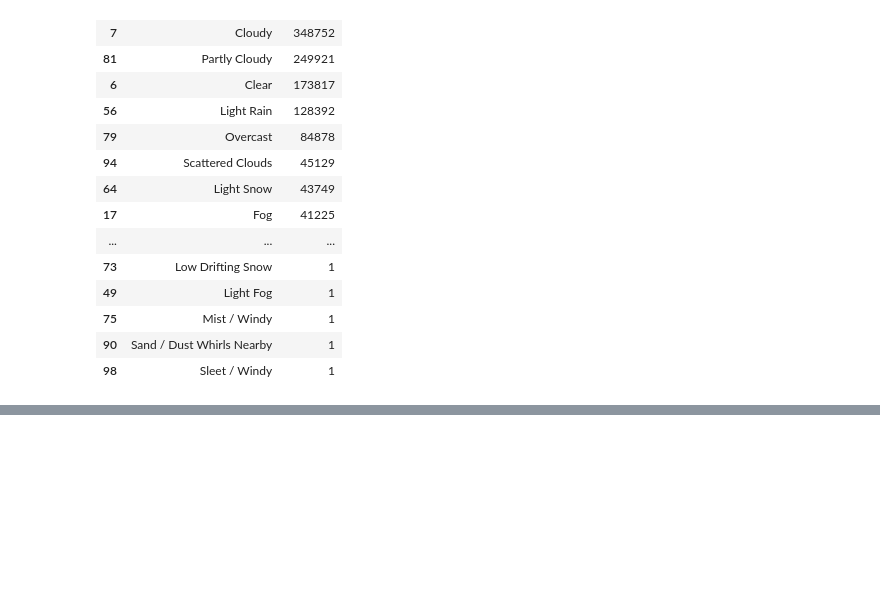
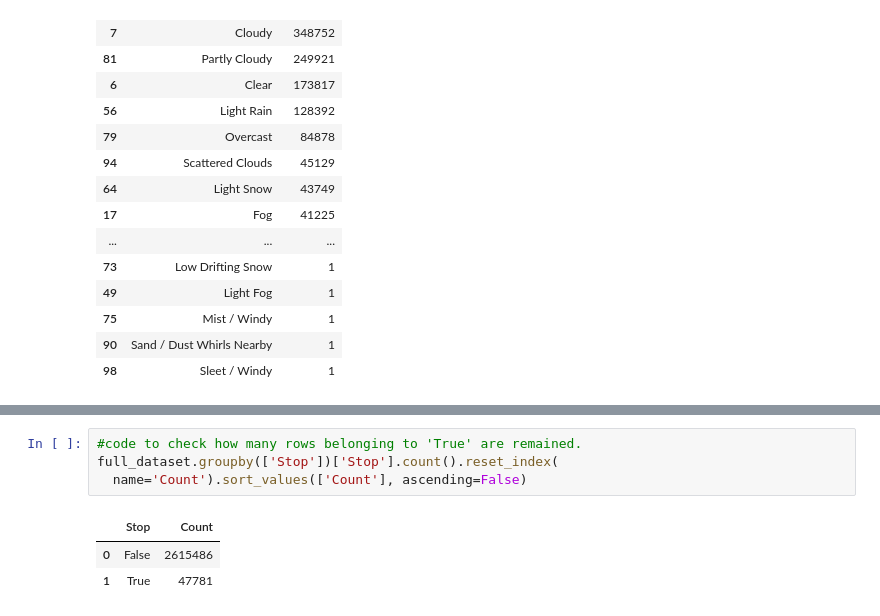
Before and after one commit to lisaburini/data-science, a Jupyter notebook: BusinessIntelligence/ETL_accidents.ipynb, the cells around one changed output, grey strips where cells are left out. Saved outputs shown, nothing was run; the diff lists cells and outputs as text; blank space fills up the shorter version.

```diff
--- a/BusinessIntelligence/ETL_accidents.ipynb
+++ b/BusinessIntelligence/ETL_accidents.ipynb
@@ -587,0 +635,8 @@ Null values for 'Weather_Condition':  0
+# %%
+#code to check how many rows belonging to 'True' are remained.
+full_dataset.groupby(['Stop'])['Stop'].count().reset_index(
+  name='Count').sort_values(['Count'], ascending=False)
+# %% [output]
+|  | Stop | Count |
+| 0 | False | 2615486 |
+| 1 | True | 47781 |
```
Also changed, not shown: parts of 4 cells of this notebook.
